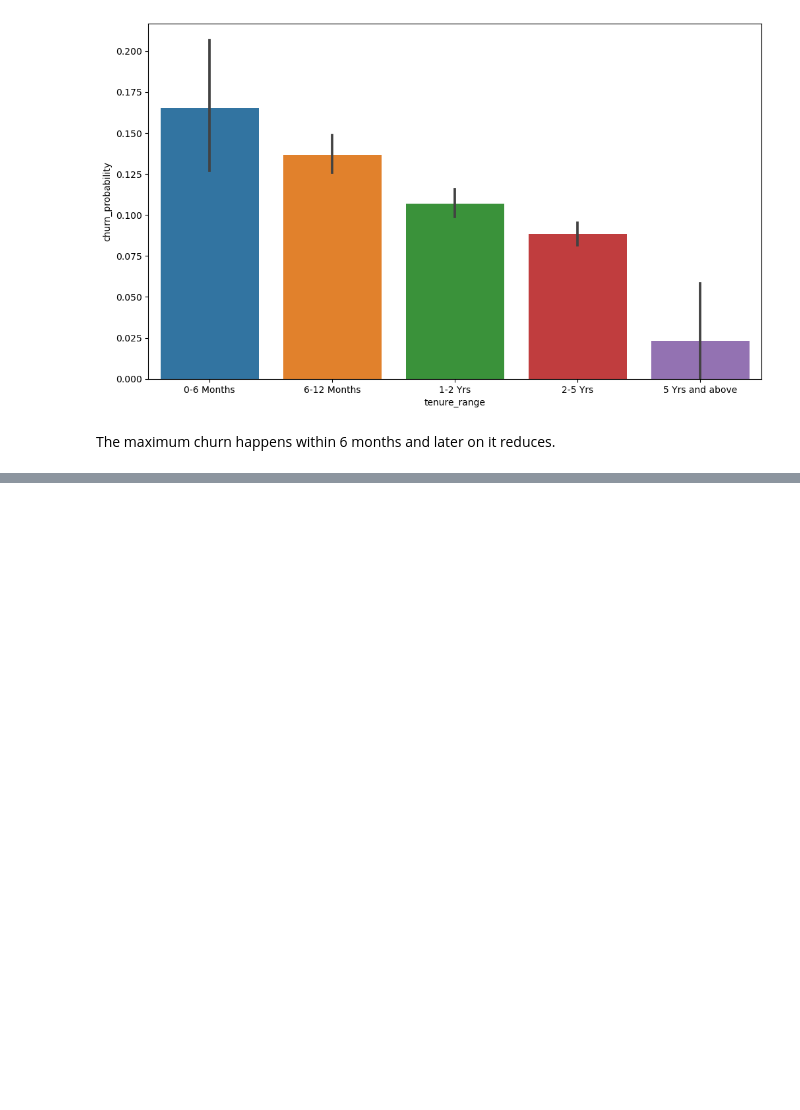
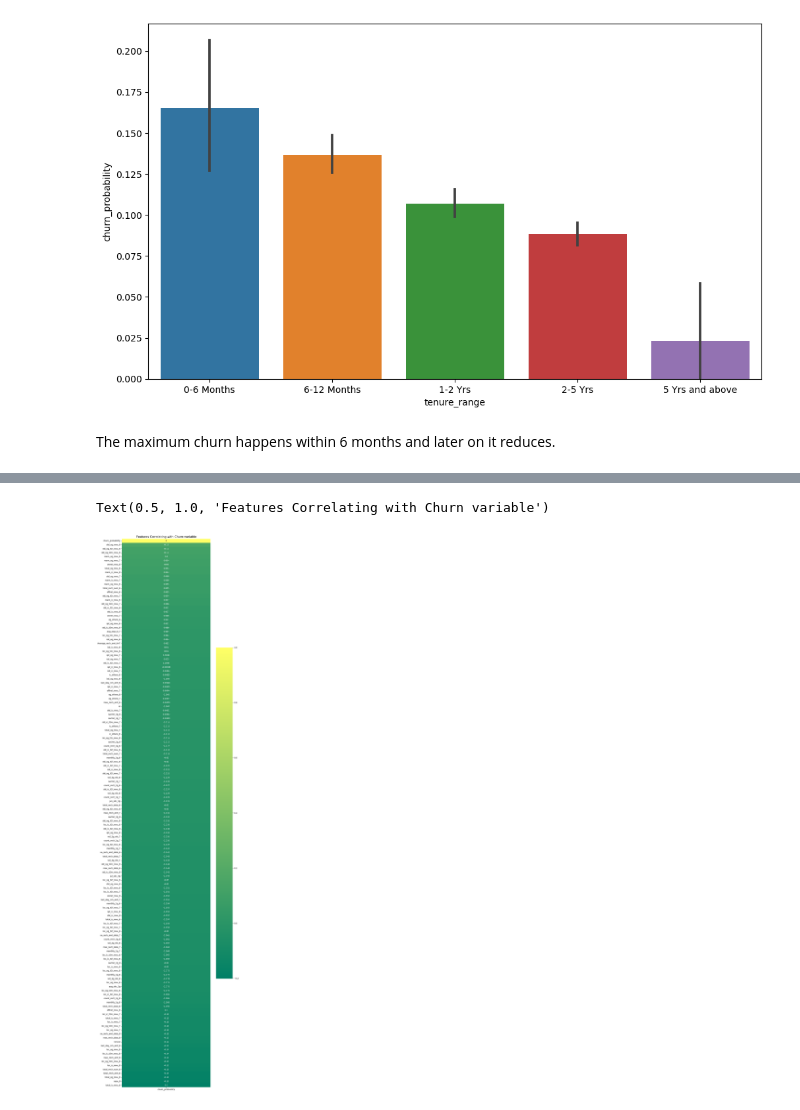
Before and after one commit to sreejith-rajashekaran/Telecom-Churn, a Jupyter notebook: telecom_churn.ipynb, the cells around one changed output, grey strips where cells are left out. Saved outputs shown, nothing was run; the diff lists cells and outputs as text; code cells hidden in the pictures; blank space fills up the shorter version.

```diff
--- a/telecom_churn.ipynb
+++ b/telecom_churn.ipynb
@@ -385,0 +411,9 @@ The maximum churn happens within 6 months and later on it reduces.
+# %%
+# checking the correlation
+plt.figure(figsize=(10,50))
+heatmap_churn = sns.heatmap(df.corr()[['churn_probability']].sort_values(ascending=False, by='churn_probability'),annot=True,
+                                cmap='summer')
+heatmap_churn.set_title("Features Correlating with Churn variable", fontsize=15)
+# %% [output]
+Text(0.5, 1.0, 'Features Correlating with Churn variable')
+[figure, added]
```
Also changed, not shown: parts of 11 cells of this notebook.
